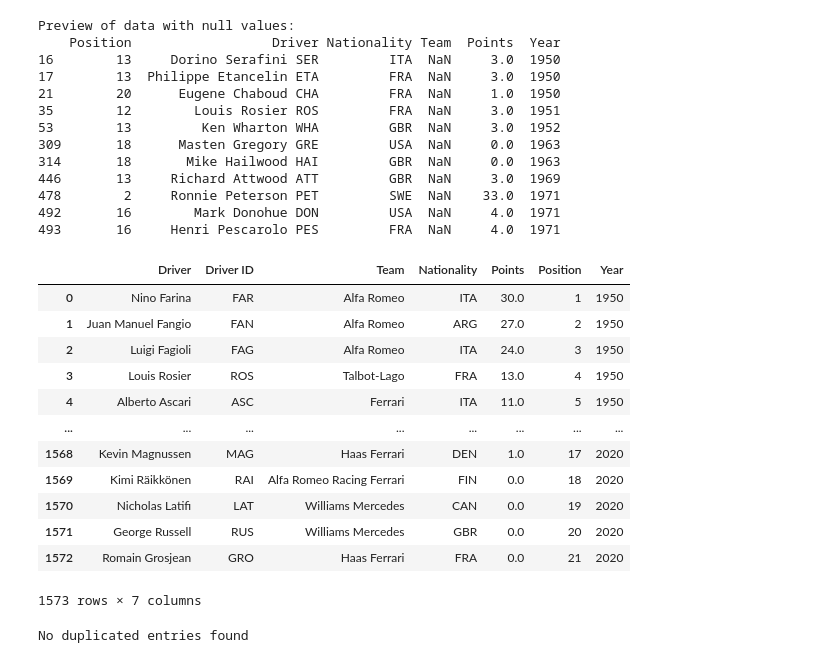
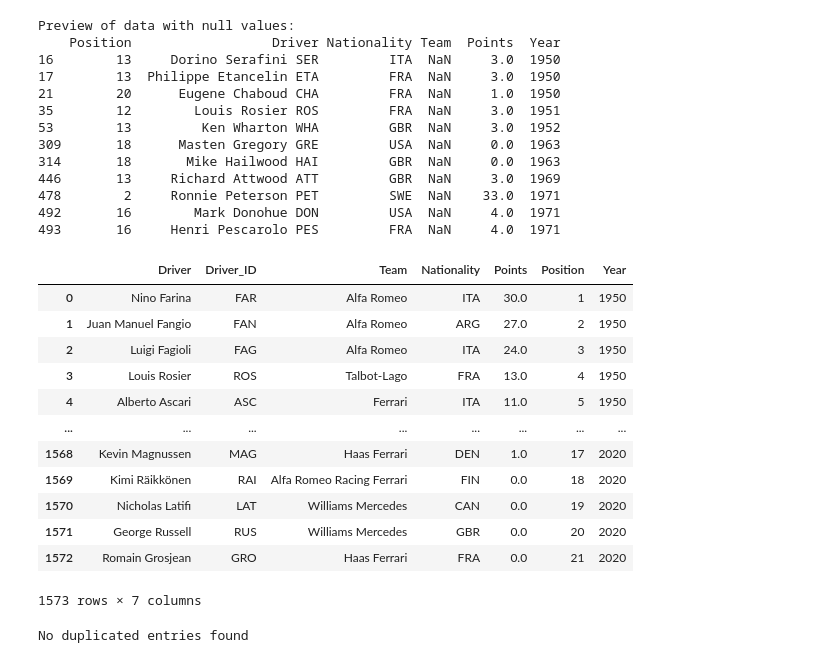
Before and after one commit to data301-2021-winter1/project-group12, a Jupyter notebook: notebooks/kennedyF.ipynb, the cells around one changed output. Saved outputs shown, nothing was run; the diff lists cells and outputs as text; code cells hidden in the pictures.

```diff
--- a/notebooks/kennedyF.ipynb
+++ b/notebooks/kennedyF.ipynb
@@ -145,14 +145,14 @@ f1data['Driver'] = f1data['Driver'].replace(['Kimi RÃ¤ikkÃ¶nen RAI'],'Kimi R
 i=f1data[f1data['Driver']=='Kimi Räikkönen RAI']
 # %%
 #separating the driver id off of the Driver name, and adding it to a new column
-f1data["Driver ID"] = f1data["Driver"].str[-3:]
+f1data["Driver_ID"] = f1data["Driver"].str[-3:]
 f1data["Driver2"] = f1data["Driver"].str[:-3]
 f1data = f1data.drop(columns=["Driver"])
 f1data.rename(columns={"Driver2": "Driver"}, inplace=True)
-f1data = f1data[["Driver", "Driver ID", "Team", "Nationality", "Points", "Position", "Year"]]
+f1data = f1data[["Driver", "Driver_ID", "Team", "Nationality", "Points", "Position", "Year"]]
 f1data
 # %% [output]
-|  | Driver | Driver ID | Team | Nationality | Points | Position | Year |
+|  | Driver | Driver_ID | Team | Nationality | Points | Position | Year |
 | 0 | Nino Farina | FAR | Alfa Romeo | ITA | 30.0 | 1 | 1950 |
 | 1 | Juan Manuel Fangio | FAN | Alfa Romeo | ARG | 27.0 | 2 | 1950 |
 | 2 | Luigi Fagioli | FAG | Alfa Romeo | ITA | 24.0 | 3 | 1950 |
```
Also changed, not shown: parts of 5 cells of this notebook, 2 other files.
